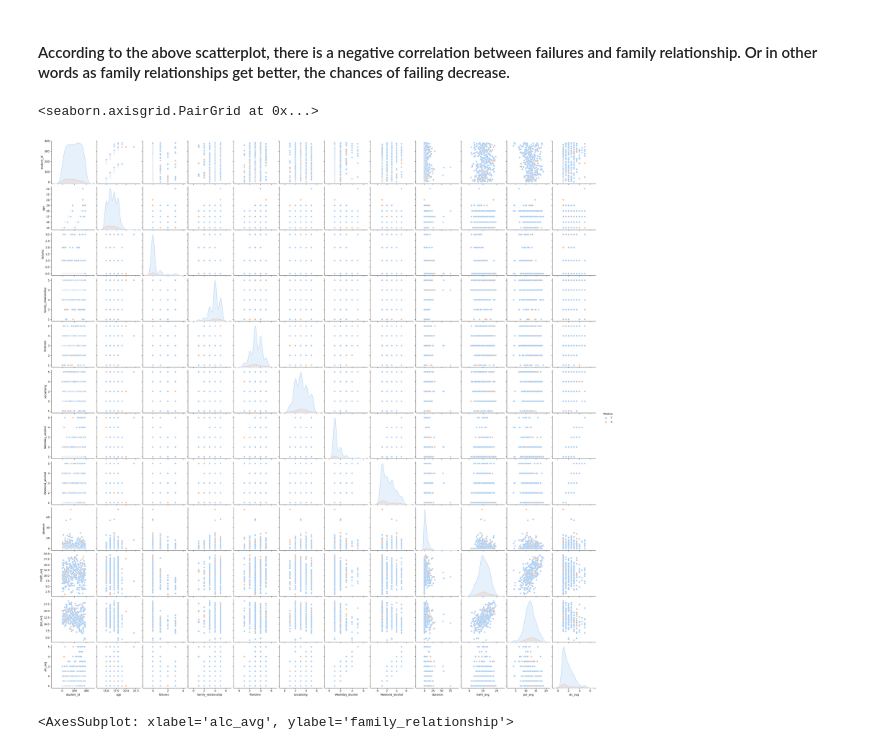
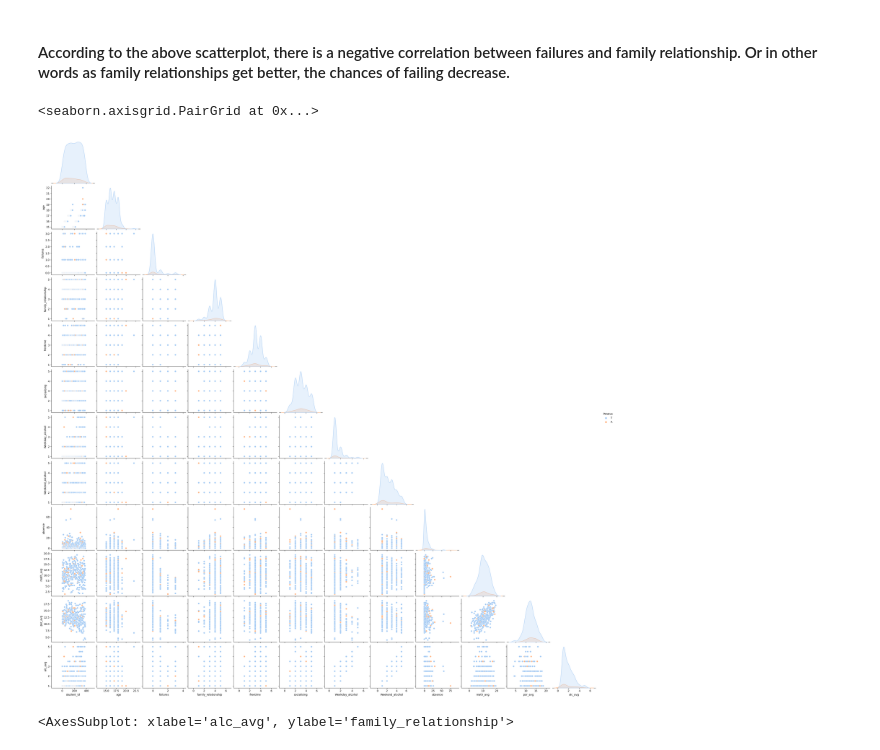
Before and after one commit to ubco-W2022T1-cosc301/project-group33, a Jupyter notebook: notebooks/analysis3.ipynb, the cells around one changed output. Cells and saved outputs as stored; diff of their text form; code cells hidden in the pictures.

```diff
--- a/notebooks/analysis3.ipynb
+++ b/notebooks/analysis3.ipynb
@@ -167,10 +184,10 @@ sns.regplot(x=data_cleaned['family_relationship'],y=data_cleaned['failures'])
 # %% [markdown]
 #### According to the above scatterplot, there is a negative correlation between failures and family relationship. Or in other words as family relationships get better, the chances of failing decrease.
 # %%
-sns.pairplot(data_cleaned, palette='pastel',hue='Pstatus')
+sns.pairplot(data_cleaned, palette='pastel',hue='Pstatus',corner=True)
 # %% [output]
 <seaborn.axisgrid.PairGrid at 0x...>
-[figure, old version]
+[figure, new version]
 # %%
 sns.regplot(y=data_cleaned['family_relationship'],x=data_cleaned['alc_avg'],color='#d2afff')
 # %% [output]
```
Also changed, not shown: parts of 1 cell of this notebook, 1 other file.
